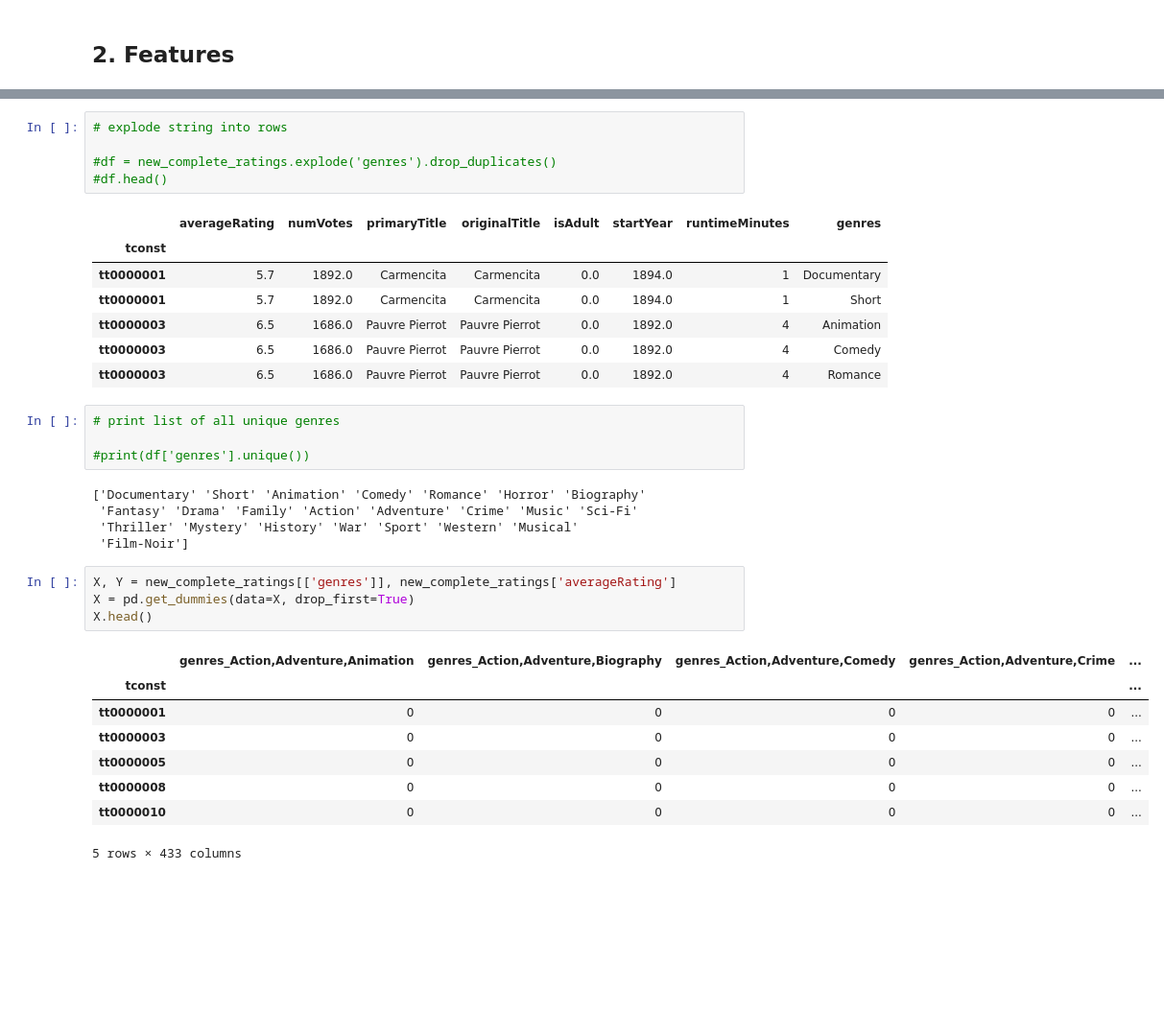
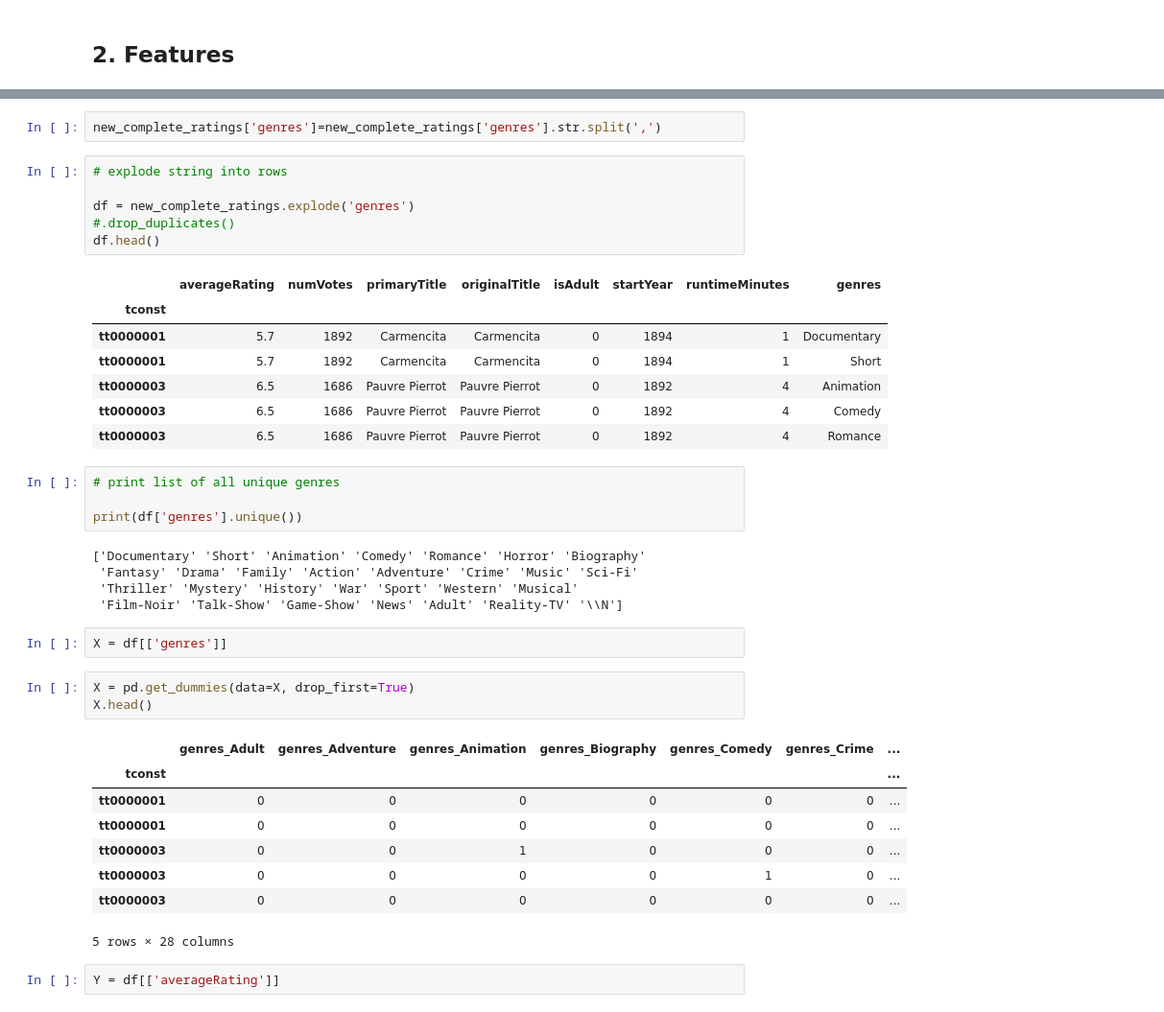
Before and after one commit to ccepelak/imdb-ratings, a Jupyter notebook: Christine_Cepelak_Audible_Data_Science_Task.ipynb, the cells around one changed output, grey strips where cells are left out. Shown at 96% size. Cells and saved outputs as stored; diff of their text form; blank space fills up the shorter version.

```diff
--- a/Christine_Cepelak_Audible_Data_Science_Task.ipynb
+++ b/Christine_Cepelak_Audible_Data_Science_Task.ipynb
@@ -221,38 +221,44 @@ new_complete_ratings.head()
+# %%
+new_complete_ratings['genres']=new_complete_ratings['genres'].str.split(',')
 # %%
 # explode string into rows
 
-#df = new_complete_ratings.explode('genres').drop_duplicates()
-#df.head()
+df = new_complete_ratings.explode('genres')
+#.drop_duplicates()
+df.head()
 # %% [output]
 |  | averageRating | numVotes | primaryTitle | originalTitle | isAdult | startYear | runtimeMinutes | genres |
 | tconst |  |  |  |  |  |  |  |  |
-| tt0000001 | 5.7 | 1892.0 | Carmencita | Carmencita | 0.0 | 1894.0 | 1 | Documentary |
-| tt0000001 | 5.7 | 1892.0 | Carmencita | Carmencita | 0.0 | 1894.0 | 1 | Short |
-| tt0000003 | 6.5 | 1686.0 | Pauvre Pierrot | Pauvre Pierrot | 0.0 | 1892.0 | 4 | Animation |
-| tt0000003 | 6.5 | 1686.0 | Pauvre Pierrot | Pauvre Pierrot | 0.0 | 1892.0 | 4 | Comedy |
-| tt0000003 | 6.5 | 1686.0 | Pauvre Pierrot | Pauvre Pierrot | 0.0 | 1892.0 | 4 | Romance |
+| tt0000001 | 5.7 | 1892 | Carmencita | Carmencita | 0 | 1894 | 1 | Documentary |
+| tt0000001 | 5.7 | 1892 | Carmencita | Carmencita | 0 | 1894 | 1 | Short |
+| tt0000003 | 6.5 | 1686 | Pauvre Pierrot | Pauvre Pierrot | 0 | 1892 | 4 | Animation |
+| tt0000003 | 6.5 | 1686 | Pauvre Pierrot | Pauvre Pierrot | 0 | 1892 | 4 | Comedy |
+| tt0000003 | 6.5 | 1686 | Pauvre Pierrot | Pauvre Pierrot | 0 | 1892 | 4 | Romance |
 # %%
 # print list of all unique genres
 
-#print(df['genres'].unique())
+print(df['genres'].unique())
 # %% [output]
 ['Documentary' 'Short' 'Animation' 'Comedy' 'Romance' 'Horror' 'Biography'
  'Fantasy' 'Drama' 'Family' 'Action' 'Adventure' 'Crime' 'Music' 'Sci-Fi'
  'Thriller' 'Mystery' 'History' 'War' 'Sport' 'Western' 'Musical'
- 'Film-Noir']
+ 'Film-Noir' 'Talk-Show' 'Game-Show' 'News' 'Adult' 'Reality-TV' '\\N']
+# %%
+X = df[['genres']]
 # %%
-X, Y = new_complete_ratings[['genres']], new_complete_ratings['averageRating']
 X = pd.get_dummies(data=X, drop_first=True)
 X.head()
 # %% [output]
-|  | genres_Action,Adventure,Animation | genres_Action,Adventure,Biography | genres_Action,Adventure,Comedy | genres_Action,Adventure,Crime | ... |
-| tconst |  |  |  |  | ... |
-| tt0000001 | 0 | 0 | 0 | 0 | ... |
-| tt0000003 | 0 | 0 | 0 | 0 | ... |
-| tt0000005 | 0 | 0 | 0 | 0 | ... |
-| tt0000008 | 0 | 0 | 0 | 0 | ... |
-| tt0000010 | 0 | 0 | 0 | 0 | ... |
+|  | genres_Adult | genres_Adventure | genres_Animation | genres_Biography | genres_Comedy | genres_Crime | ... |
+| tconst |  |  |  |  |  |  | ... |
+| tt0000001 | 0 | 0 | 0 | 0 | 0 | 0 | ... |
+| tt0000001 | 0 | 0 | 0 | 0 | 0 | 0 | ... |
+| tt0000003 | 0 | 0 | 1 | 0 | 0 | 0 | ... |
+| tt0000003 | 0 | 0 | 0 | 0 | 1 | 0 | ... |
+| tt0000003 | 0 | 0 | 0 | 0 | 0 | 0 | ... |
-5 rows × 433 columns
+5 rows × 28 columns
+# %%
+Y = df[['averageRating']]
 # %%
 #train linear regression model, print the intercept of the slope
 
```
Also changed, not shown: parts of 21 cells of this notebook.
